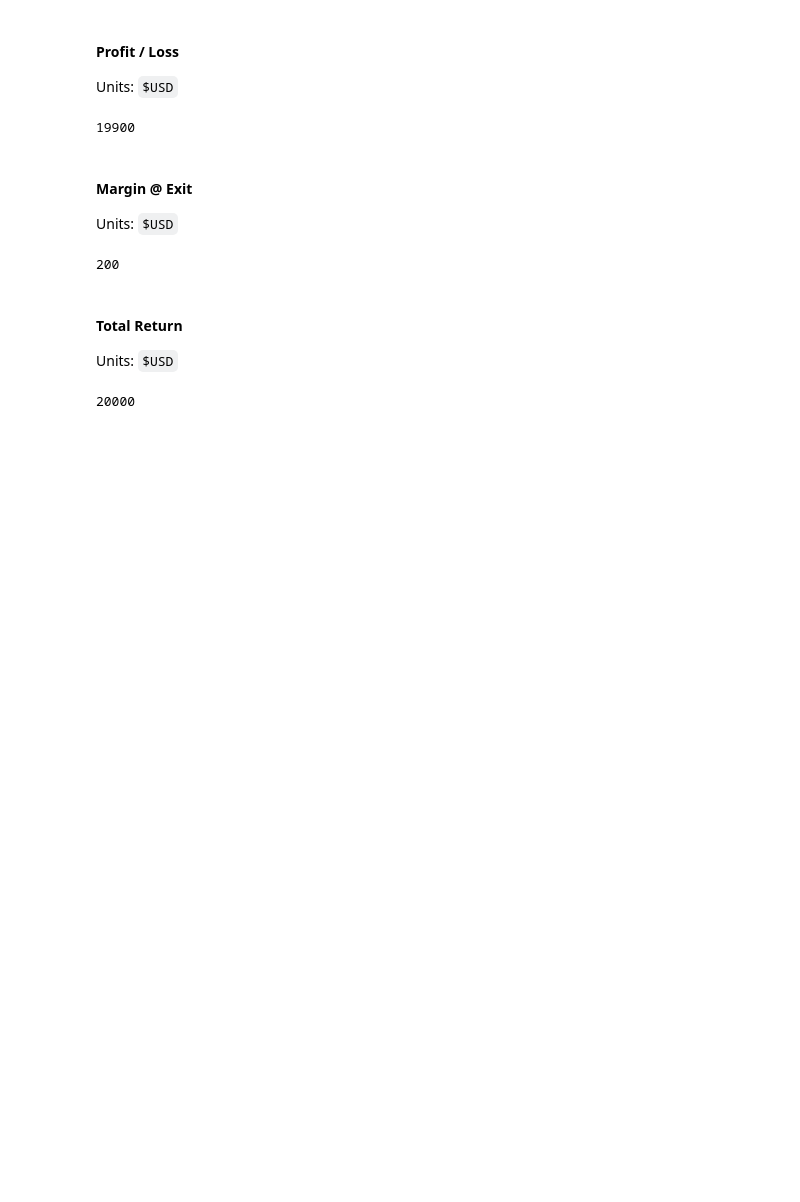
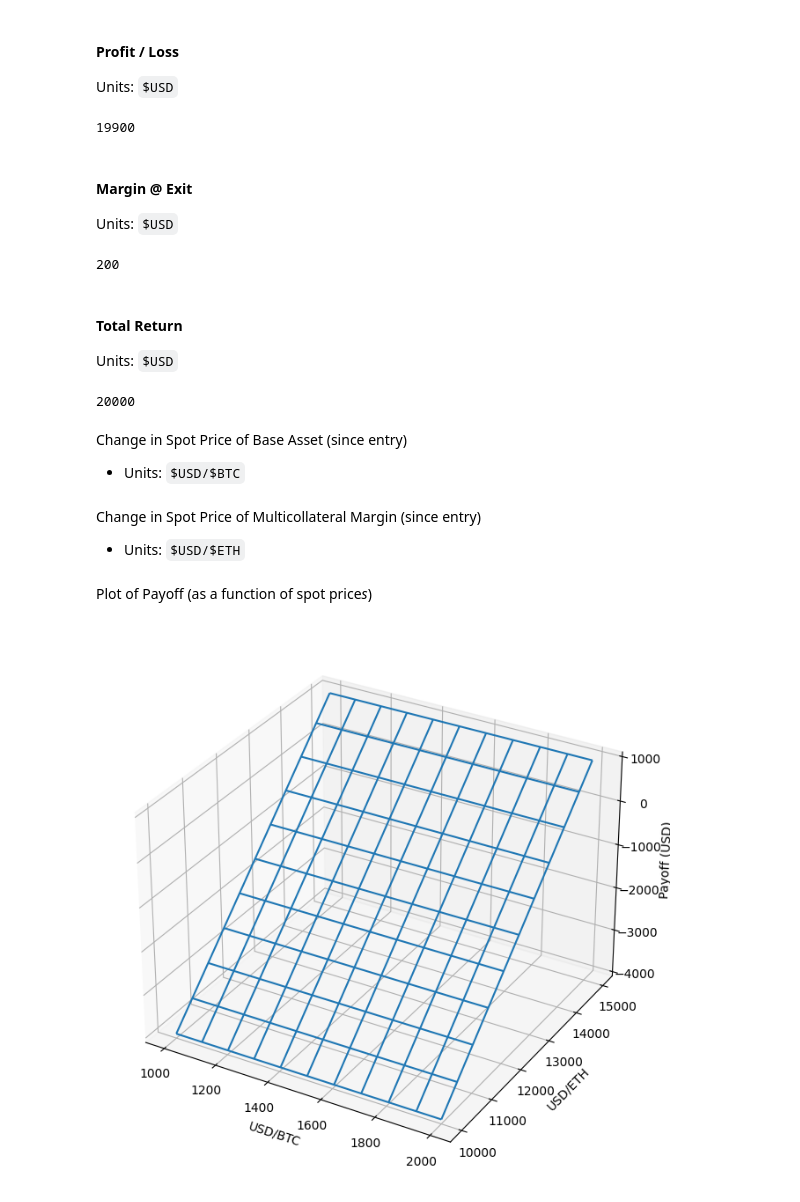
Before and after one commit to Kwenta/quanto-py, a Jupyter notebook: synthetix/multi-collateral-payoff.ipynb, the cells around one changed output. Drawn from its saved outputs; the diff is of its cells as text; code cells hidden in the pictures; blank space fills up the shorter version.

Commit message:
🧙 add plot for mulit-collat payoff

```diff
--- a/synthetix/multi-collateral-payoff.ipynb
+++ b/synthetix/multi-collateral-payoff.ipynb
@@ -69,3 +73,47 @@ total_return = PnL + margin_at_exit_usd - (margin_at_entry * eth_spot_price_at_e
 total_return
 # %% [output]
 20000
+# %% [markdown]
+Change in Spot Price of Base Asset (since entry)
+
+-   Units: `$USD/$BTC`
+# %%
+Δbase = np.linspace(10000, 15000, 100)
+# %% [markdown]
+Change in Spot Price of Multicollateral Margin (since entry)
+
+-   Units: `$USD/$ETH`
+# %%
+Δmargin = np.linspace(1000, 2000, 100)
+# %% [markdown]
+Plot of Payoff (as a function of spot price*s*)
+# %%
+# Assuming Δbase and Δmargin are 1D numpy arrays
+Δbase_2D, Δmargin_2D = np.meshgrid(Δbase, Δmargin)
+
+# Constants
+eth_spot_price_at_entry = 1500
+btc_spot_price_at_entry = 12500
+contract_size = 1
+margin_at_entry = 1
+
+# Vectorized calculation of PnL and payoff
+PnL = contract_size * (Δbase_2D - btc_spot_price_at_entry) - (
+    margin_at_entry * Δmargin_2D
+)
+margin_at_exit_usd = margin_at_entry * Δmargin_2D
+payoff_matrix = PnL + margin_at_exit_usd - (margin_at_entry * eth_spot_price_at_entry)
+
+# Plotting
+fig = plt.figure(figsize=(10, 8))
+ax = fig.add_subplot(projection="3d")
+ax.plot_wireframe(Δmargin_2D, Δbase_2D, payoff_matrix, rstride=10, cstride=10)
+
+# Labeling the axes
+ax.set_xlabel("USD/BTC")
+ax.set_ylabel("USD/ETH")
+ax.set_zlabel("Payoff (USD)")
+
+plt.show()
+# %% [output]
+[figure, added]
```
Also changed, not shown: parts of 1 cell of this notebook.
